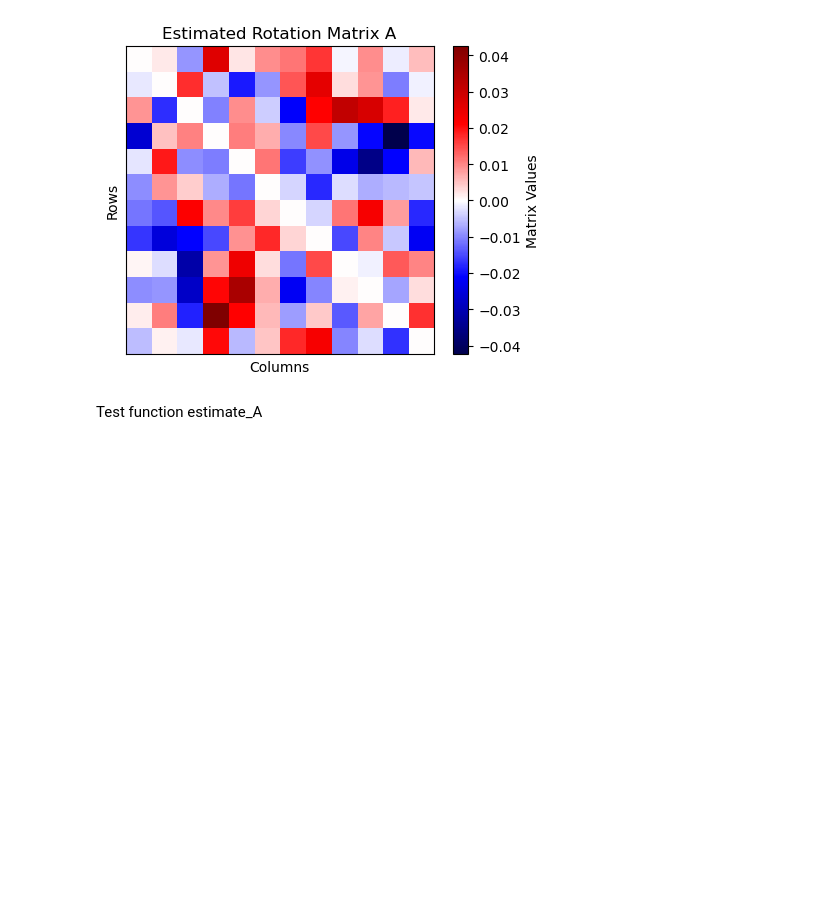
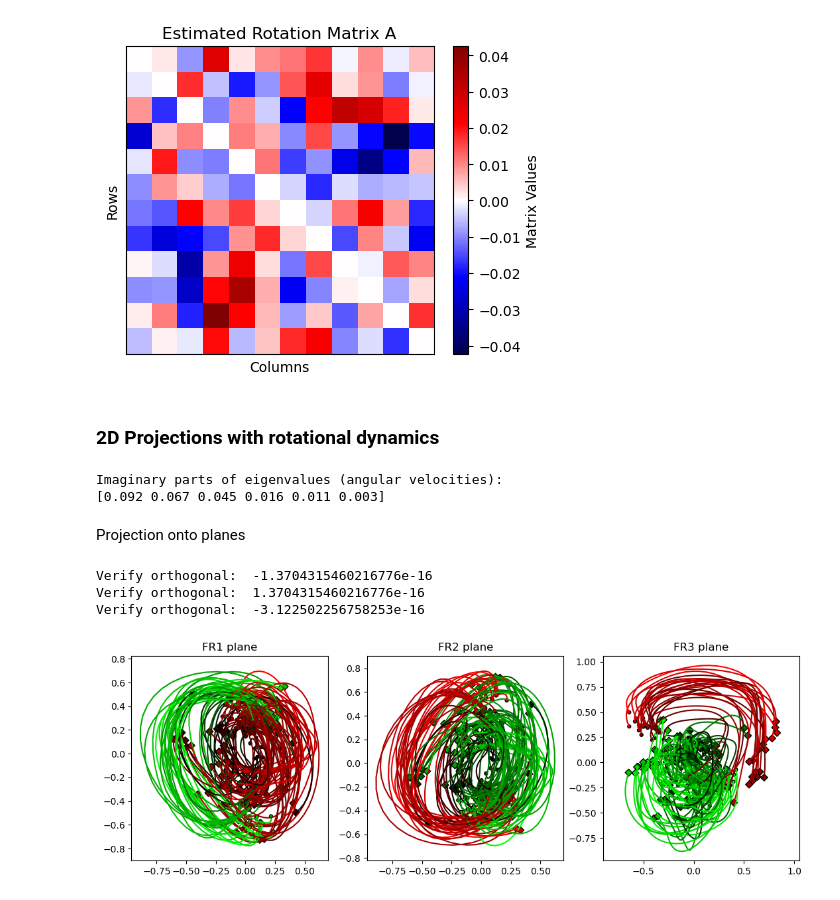
Before and after one commit to derek1909/4G10-Coursework-1, a Jupyter notebook: cw1.ipynb, the cells around one changed output. Cells and saved outputs as stored; diff of their text form; code cells hidden in the pictures; blank space fills up the shorter version.

```diff
--- a/cw1.ipynb
+++ b/cw1.ipynb
@@ -371,7 +348,7 @@ print('Z_short:', Z_short.shape)
 # Compute W
 W = compute_W(H, Z_short)  # Shape will be [K, M, C(T-1)]
 beta_estim = compute_beta(W, dZ)
-A_estiim = compute_A(H,beta_estim)
+A_hat = compute_A(H,beta_estim)
 # %% [output]
 H: (66, 12, 12)
 Z_short: (12, 4860)
@@ -392,5 +369,3 @@ plt.yticks([])
 plt.show()
 # %% [output]
 [figure]
-# %% [markdown]
-Test function estimate_A
@@ -398,0 +372,33 @@ Test function estimate_A
+# %% [markdown]
+### 2D Projections with rotational dynamics
+# %%
+# Compute eigenvalues and eigenvectors
+eigenvalues, eigenvectors = np.linalg.eig(A_hat)
+
+np.set_printoptions(precision=3, suppress=True)  # Set precision for NumPy array printing
+
+eigenvalues_imag_parts = np.imag(eigenvalues)
+print("Imaginary parts of eigenvalues (angular velocities):")
+print(eigenvalues_imag_parts[::2])
+# %% [output]
+Imaginary parts of eigenvalues (angular velocities):
+[0.092 0.067 0.045 0.016 0.011 0.003]
+# %% [markdown]
+Projection onto planes
+# %%
+planes = [0,1,2]
+fig, axes = plt.subplots(1, len(planes), figsize=(13, 4))
+for plane in planes:
+    Pfr = compute_Pfr(eigenvalues,eigenvectors,plane)
+
+    # movement
+    Z_fr = Pfr@Z_short
+    Z_fr_3dvis = Z_fr.reshape(2, C, -1)[:,:,:-9] # -150,200ms
+    plot_Z_projection(Z_fr_3dvis, ax=axes[plane], title=f'FR{plane+1} plane')
+# fig.suptitle("Projection of Z on FR planes", fontsize=16)
+plt.show()
+# %% [output]
+Verify orthogonal:  -1.3704315460216776e-16
+Verify orthogonal:  1.3704315460216776e-16
+Verify orthogonal:  -3.122502256758253e-16
+[figure, added]
```
Also changed, not shown: parts of 7 cells of this notebook, 4 other files.
